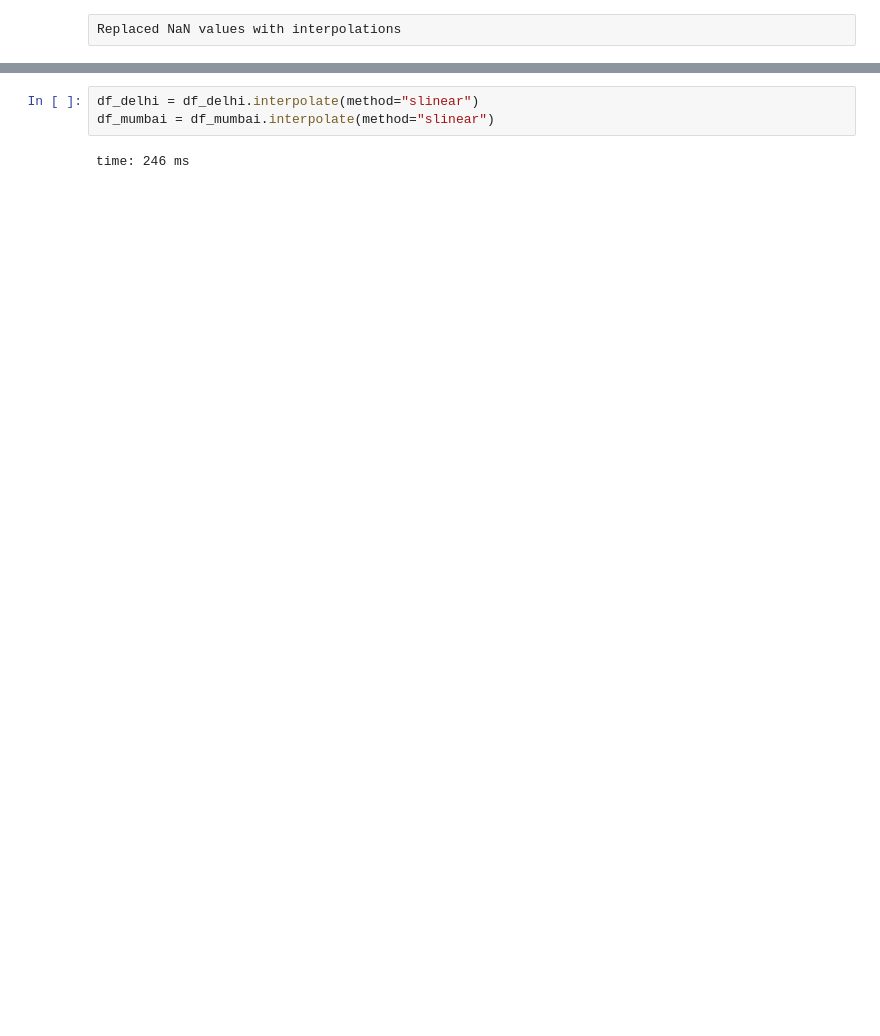
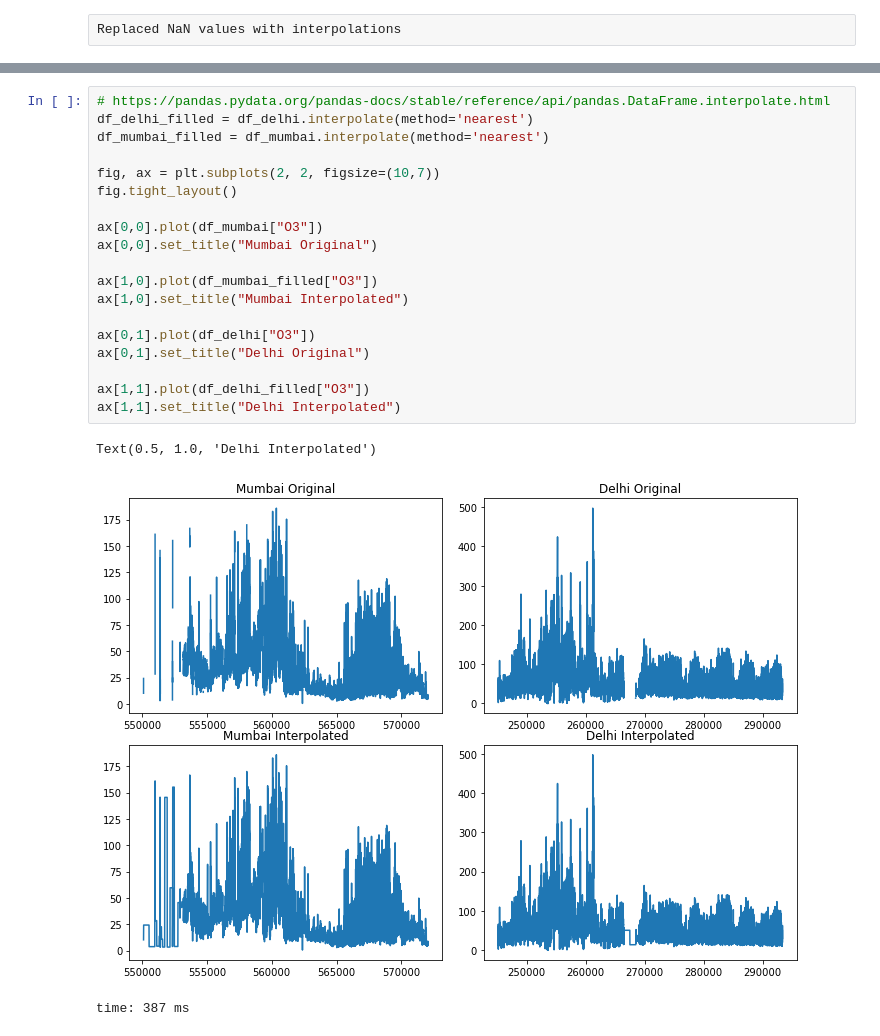
Before and after one commit to jgib124/Air-Quality-Warning-System, a Jupyter notebook: preprocessing.ipynb, the cells around one changed output, grey strips where cells are left out. Saved outputs shown, nothing was run; the diff lists cells and outputs as text; blank space fills up the shorter version.

```diff
--- a/preprocessing.ipynb
+++ b/preprocessing.ipynb
@@ -152,5 +238,23 @@ Replaced NaN values with interpolations
 # %%
-df_delhi = df_delhi.interpolate(method="slinear")
-df_mumbai = df_mumbai.interpolate(method="slinear")
+# https://pandas.pydata.org/pandas-docs/stable/reference/api/pandas.DataFrame.interpolate.html
+df_delhi_filled = df_delhi.interpolate(method='nearest')
+df_mumbai_filled = df_mumbai.interpolate(method='nearest')
+
+fig, ax = plt.subplots(2, 2, figsize=(10,7))
+fig.tight_layout()
+
+ax[0,0].plot(df_mumbai["O3"])
+ax[0,0].set_title("Mumbai Original")
+
+ax[1,0].plot(df_mumbai_filled["O3"])
+ax[1,0].set_title("Mumbai Interpolated")
+
+ax[0,1].plot(df_delhi["O3"])
+ax[0,1].set_title("Delhi Original")
+
+ax[1,1].plot(df_delhi_filled["O3"])
+ax[1,1].set_title("Delhi Interpolated")
 # %% [output]
-time: 246 ms
+Text(0.5, 1.0, 'Delhi Interpolated')
+[figure, added]
+time: 387 ms
```
Also changed, not shown: parts of 22 cells of this notebook, 2 other files.
